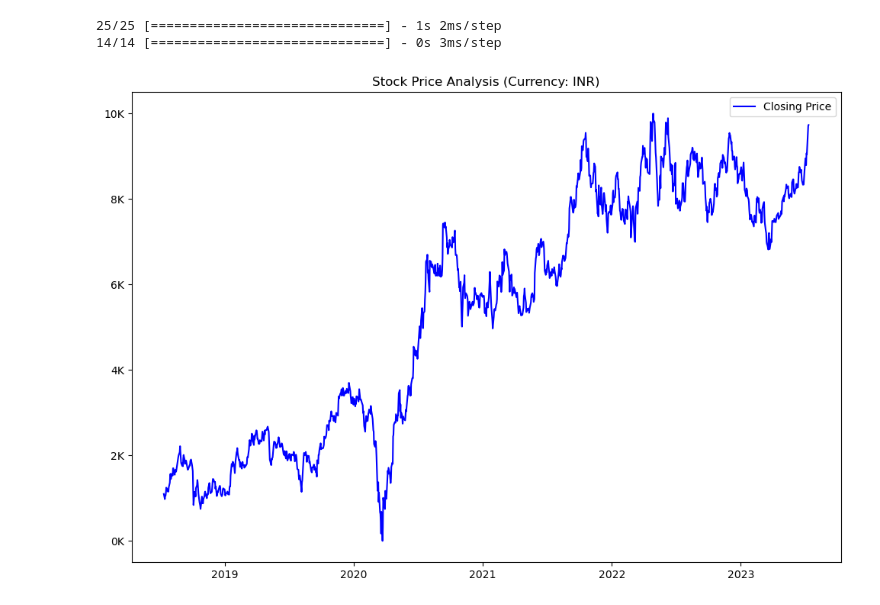
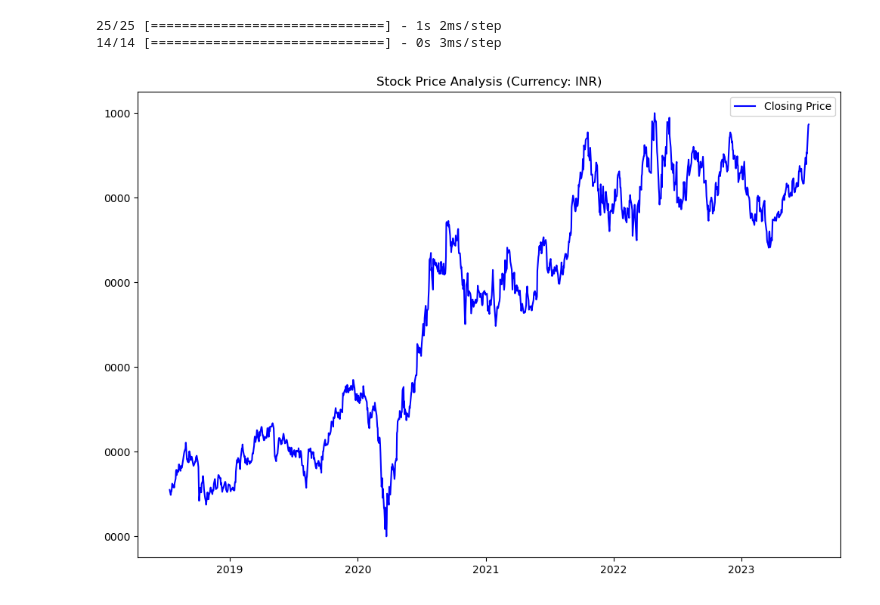
Before and after one commit to Arin2021/Stock_Price_Prediction, a Jupyter notebook: LSTM_Stock_Price_Prediction.ipynb, the cells around one changed output. Drawn from its saved outputs; the diff is of its cells as text; code cells hidden in the pictures.

```diff
--- a/LSTM_Stock_Price_Prediction.ipynb
+++ b/LSTM_Stock_Price_Prediction.ipynb
@@ -103,14 +103,14 @@ test_rmse = np.sqrt(mean_squared_error(y_test[0], test_predict[:, 0]))
 # %%
 # Plotting the results
 plt.figure(figsize=(12, 8))
 plt.title('Stock Price Analysis (Currency: INR)')
 
 plt.plot(df['Date'], df['Close'], color='blue', label='Closing Price')
 def format_y_ticks(x, pos):
-    thousands = int(x*10)
-    return f"{thousands}K"
+    thousands = int(x)
+    return f"{thousands}000"
 plt.gca().yaxis.set_major_formatter(FuncFormatter(format_y_ticks))
 plt.legend()
 plt.show()
 # %% [output]
-[figure, old version]
+[figure, new version]
```
